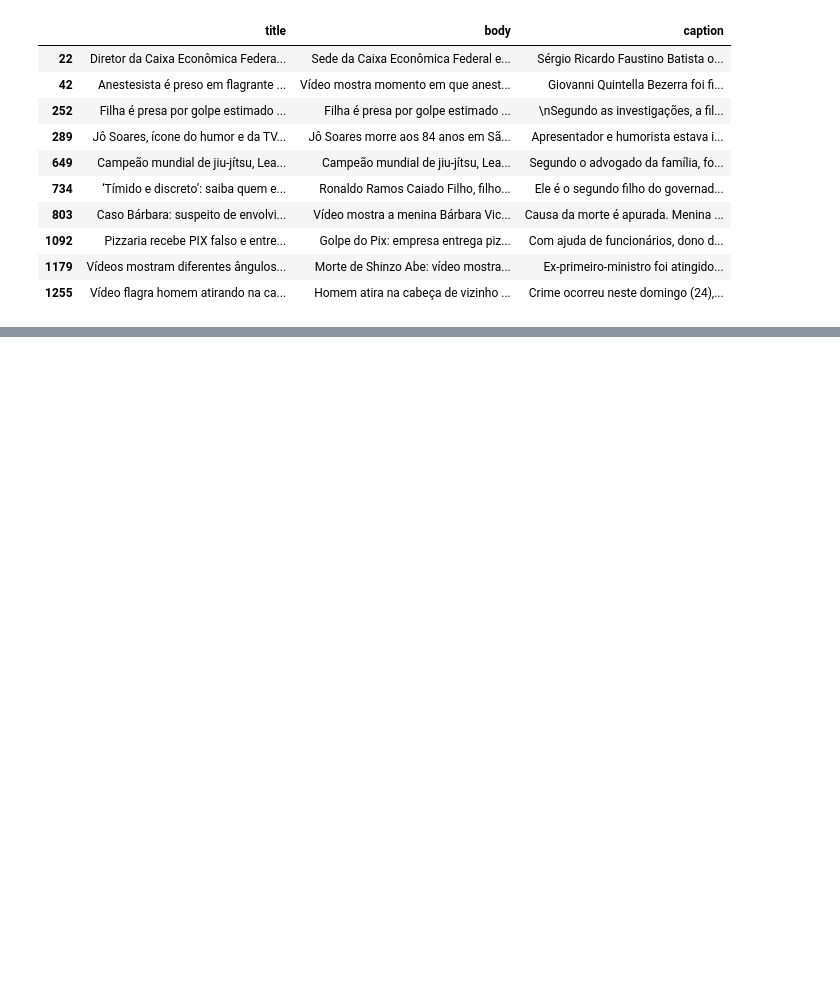
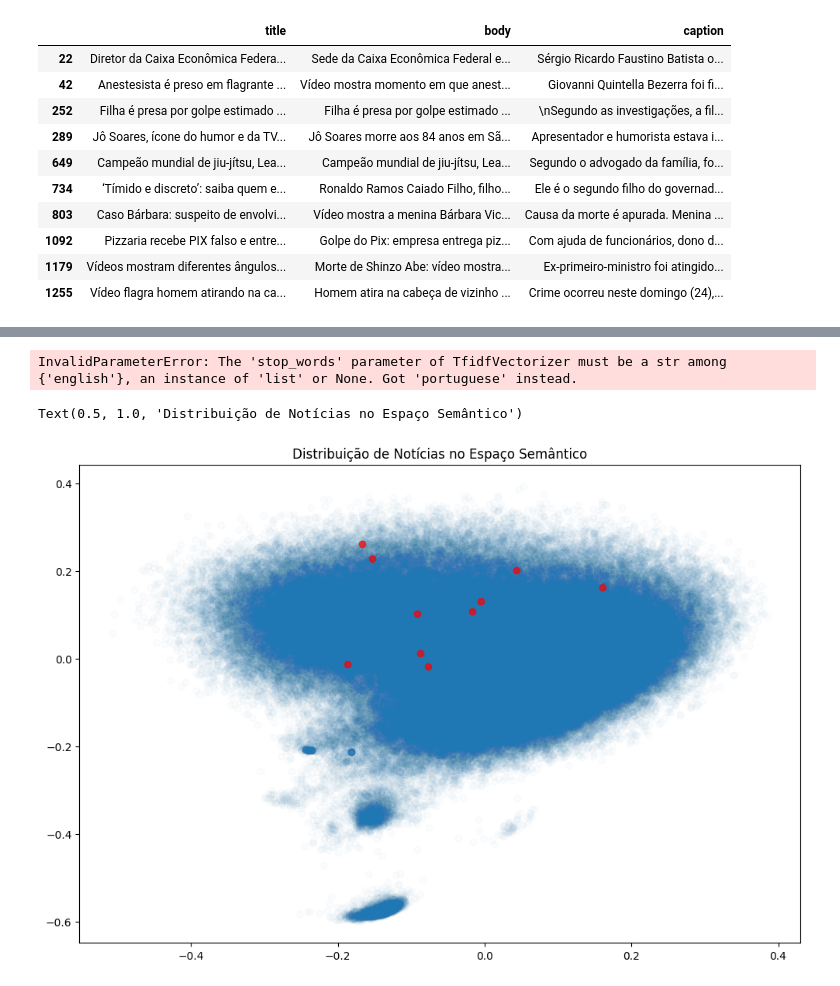
Before and after one commit to gmferratti/ML_Engineer_Datathon, a Jupyter notebook: notebooks/mauricio/eda.ipynb, the cells around one changed output, grey strips where cells are left out. Drawn from its saved outputs; the diff is of its cells as text; code cells hidden in the pictures; blank space fills up the shorter version.

```diff
--- a/notebooks/mauricio/eda.ipynb
+++ b/notebooks/mauricio/eda.ipynb
@@ -250,0 +382,4 @@ Name: count, dtype: int64
+# %%
+vectorizer = TfidfVectorizer(max_features=5000)  # limitar nº de features
+X_tfidf = vectorizer.fit_transform(df_itens['text_clean'])
+# X_tfidf é uma matriz esparsa (n_itens x 5000)
@@ -250,0 +388,3 @@ Name: count, dtype: int64
+# %%
+pca = PCA(n_components=50)  # ou 100, depende do caso
+X_pca = pca.fit_transform(X_tfidf.toarray())  # Converter esparso p/ denso
@@ -250,0 +524,30 @@ Name: count, dtype: int64
+# %%
+# Preparar textos
+processed_texts = prepare_news_text(df_itens)
+
+# Configurar TF-IDF com parâmetros específicos para português
+vectorizer = TfidfVectorizer(
+    max_features=1000,
+    min_df=5,  # Ignorar termos que aparecem em menos de 5 documentos
+    max_df=0.95,  # Ignorar termos que aparecem em mais de 95% dos documentos
+    ngram_range=(1, 2),  # Incluir unigramas e bigramas
+    stop_words='portuguese'
+)
+
+# Criar embeddings
+news_embeddings = vectorizer.fit_transform(processed_texts)
+
+# Primeiro reduzir com PCA para 50 dimensões
+pca = PCA(n_components=50)
+news_50d = pca.fit_transform(news_embeddings.toarray())
+
+# Depois aplicar t-SNE para visualização final
+tsne = TSNE(
+    n_components=2,
+    perplexity=30,
+    n_iter=1000,
+    random_state=42
+)
+news_2d = tsne.fit_transform(news_50d)
+# %% [output]
+InvalidParameterError: The 'stop_words' parameter of TfidfVectorizer must be a str among {'english'}, an instance of 'list' or None. Got 'portuguese' instead.
@@ -250,0 +613,12 @@ Name: count, dtype: int64
+# %%
+# Plotar com as notícias mais populares destacadas
+plt.figure(figsize=(12, 8))
+plt.scatter(news_2d[:, 0], news_2d[:, 1], alpha=0.02)
+# Destacar top 10 notícias mais populares em vermelho
+top_10_ids = df['historyId'].value_counts().head(10).index
+mask = df_itens['historyId'].isin(top_10_ids)
+plt.scatter(news_2d[mask, 0], news_2d[mask, 1], color='red', alpha=0.7)
+plt.title('Distribuição de Notícias no Espaço Semântico')
+# %% [output]
+Text(0.5, 1.0, 'Distribuição de Notícias no Espaço Semântico')
+[figure, added]
```
Also changed, not shown: parts of 28 cells of this notebook, 1 other file.
